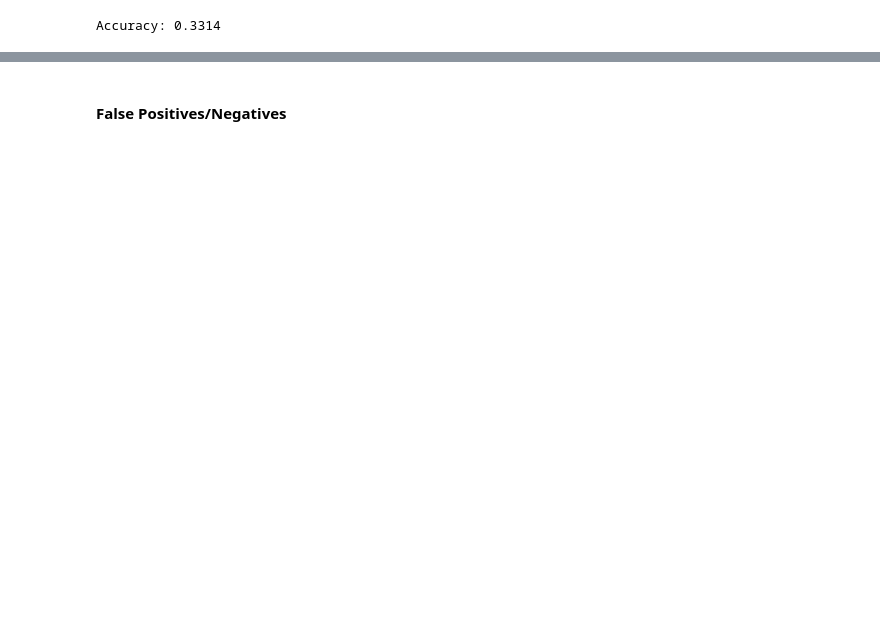
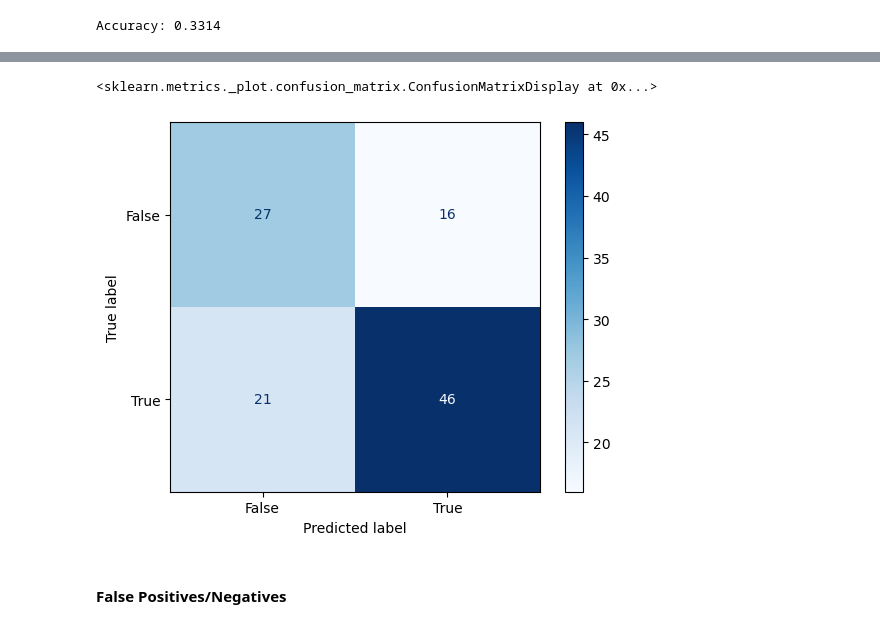
Before and after one commit to ana-e-uk/mapmetadata, a Jupyter notebook: testing/test_metadata_results.ipynb, the cells around one changed output, grey strips where cells are left out. Drawn from its saved outputs; the diff is of its cells as text; code cells hidden in the pictures; blank space fills up the shorter version.

```diff
--- a/testing/test_metadata_results.ipynb
+++ b/testing/test_metadata_results.ipynb
@@ -61,3 +68,13 @@ cm_display.plot()
+# %%
+from sklearn.metrics import confusion_matrix, ConfusionMatrixDisplay
+df_nona = df.dropna(subset=['inf_oneway'])
+cm = confusion_matrix(list(df['osm_oneway']), list(df_nona['inf_oneway']))
+labels = sorted(df['osm_oneway'].unique())
+cm_display = ConfusionMatrixDisplay(cm, display_labels=labels)
+cm_display.plot(cmap='Blues')
+# %% [output]
+<sklearn.metrics._plot.confusion_matrix.ConfusionMatrixDisplay at 0x...>
+[figure, added]
 # %% [markdown]
 #### False Positives/Negatives
 # %%
```
Also changed, not shown: parts of 11 cells of this notebook, 3 other files.
